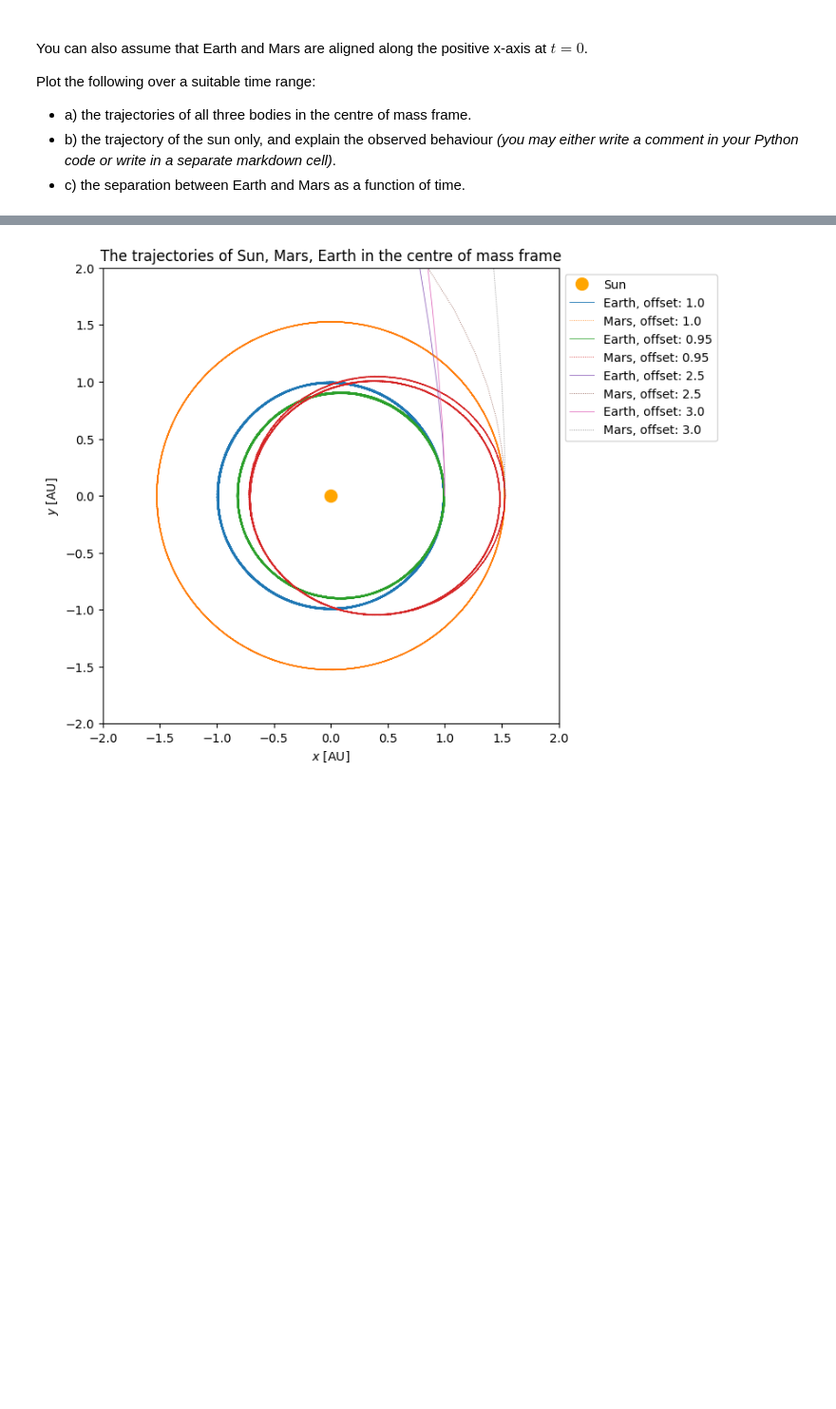
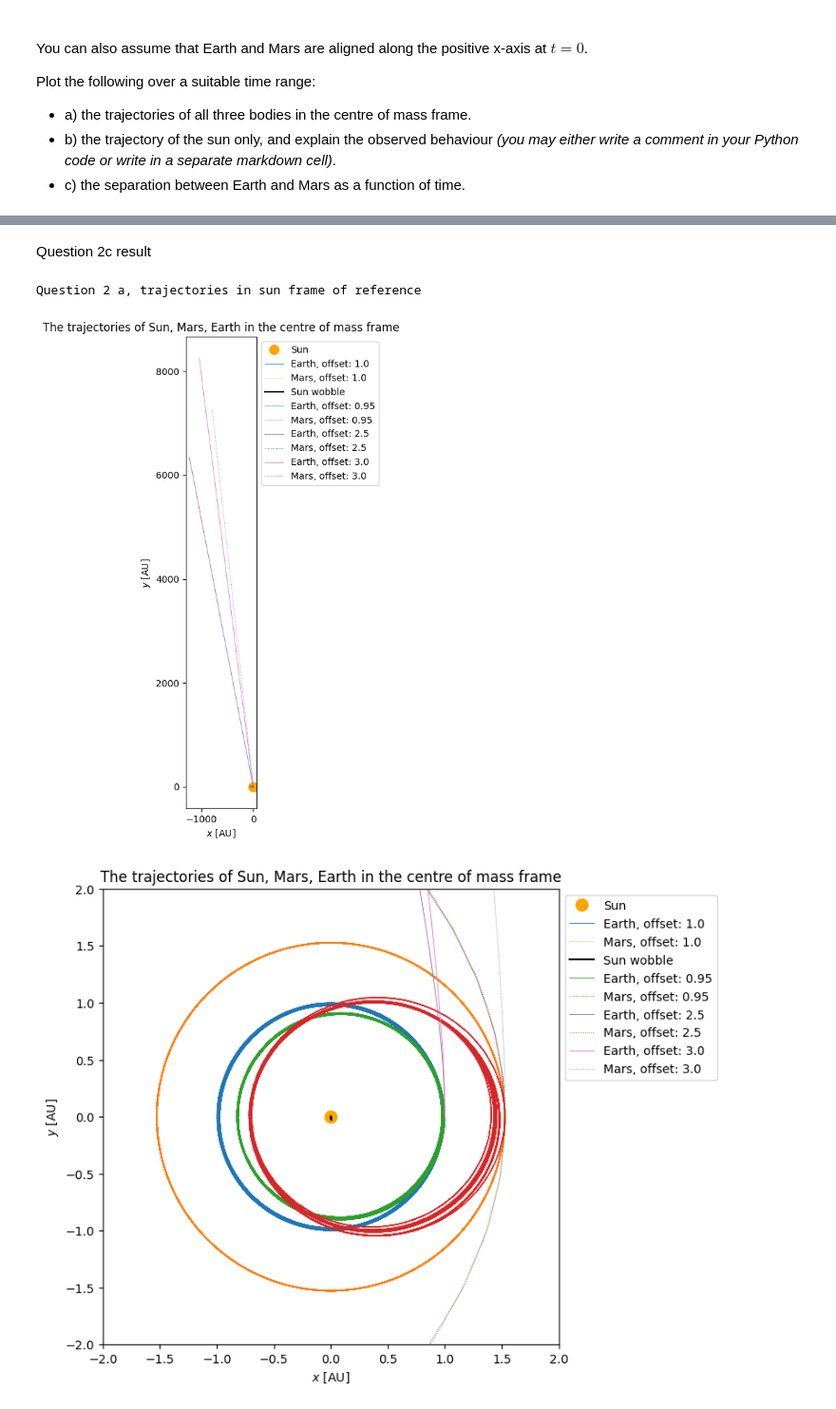
Before and after one commit to arir2001/mitchison_lab2, a Jupyter notebook: orbits/orbits_hw.ipynb, the cells around one changed output, grey strips where cells are left out. Shown: that part at 95% size. Saved outputs shown, nothing was run; the diff lists cells and outputs as text; code cells hidden in the pictures; blank space fills up the shorter version.

```diff
--- a/orbits/orbits_hw.ipynb
+++ b/orbits/orbits_hw.ipynb
@@ -244,4 +282,6 @@ This value comes from Kepler's third law, is convenient for working in astronomi
 # %%
+print('Question 2 c, seperations of mars and earth in sun frame of reference')
+
 #other possible starting values of vx
 otherstarting = [1.0, 0.95, 2.5, 3.0]
 otherstarting2 = [1.0, 0.8, 1.4, 3.2]
@@ -254,8 +294,12 @@ x0s = [1, 1.53, 0]          #earth, mars, solar radiuses in AU
 y0s = [0, 0, 0]
 vx0 = [0, 0, 0]
 
+t_min, t_max = 0.0, 500.0  # Simulate for 50 years
+t = np.linspace(t_min, t_max, 5000)  # Use 5000 time points for a smooth plot
+
 #generate data for the other cases also -- using vy0, multiply the force by random constants.
 #We start with multiplying it by 1, which returns a normal sphere.
+#same time frame as the previous times
 for c in range(len(otherstarting)):
     co = otherstarting[c]
     co2 = otherstarting2[c]
@@ -278,5 +322,13 @@ for c in range(len(otherstarting)):
 
     otherdata.append([earth_x, earth_y, mars_x, mars_y, sun_x, sun_y])
 
-t_min, t_max = 0.0, 50.0  # Simulate for 50 years
-t = np.linspace(t_min, t_max, 5000)  # Use 5000 time points for a smooth plot
+    #pplotting the separation between Earth and Mars
+    separation = np.sqrt((mars_x - earth_x)**2 + (mars_y - earth_y)**2)
+
+    plt.plot(three_body.t, separation, label=f'Earth offset {co}, Mars offset {co2}', linewidth = 0.4)
+
+plt.xlabel('Time [years]')
+plt.ylabel('Separation [AU]')
+plt.title('Separation between Earth and Mars over Time for Different Cases')
+plt.legend()
+plt.show()
@@ -283,26 +338,56 @@ t = np.linspace(t_min, t_max, 5000)  # Use 5000 time points for a smooth plot
+# %% [markdown]
+<a id="section2c"> Question 2c result </a>
 # %%
 
+print('Question 2 a, trajectories in sun frame of reference')
+#now the circulation
 fig, ax = plt.subplots(figsize=(8, 8))
 ax.set_aspect('equal')
 ax.plot(0, 0, 'o', ms=10, color='orange', label='Sun')  # Plot the Sun at the origin
 
 # looping  through each set of data in the list from the 'c' loop, and plot the orbits
 for idx, data in enumerate(otherdata):
     earth_x, earth_y, mars_x, mars_y, sun_x, sun_y = data
     ax.plot(earth_x, earth_y, label=f'Earth, offset: {otherstarting[idx]}', linewidth = 0.6)
     ax.plot(mars_x, mars_y, label=f'Mars, offset: {otherstarting[idx]}', linestyle=':', linewidth = 0.6)
+    label_if_first = lambda lbl: lbl if idx == 0 else None
+    ax.plot(sun_x, sun_y, label=label_if_first('Sun wobble'), color = 'black')
 
 
-ax.set_xlim([-2.0, 2.0])
-ax.set_ylim([-2.0, 2.0])
 ax.set_xlabel('$x$ [AU]')
 ax.set_ylabel('$y$ [AU]')
 
 plt.title('The trajectories of Sun, Mars, Earth in the centre of mass frame')
 
 ax.legend(loc='upper left', bbox_to_anchor=(1, 1))
 
 plt.tight_layout()
 plt.show()
+
+#now the same with different axes
+fig, ax = plt.subplots(figsize=(8, 8))
+ax.set_aspect('equal')
+ax.plot(0, 0, 'o', ms=10, color='orange', label='Sun')  # Plot the Sun at the origin
+
+# looping  through each set of data in the list from the 'c' loop, and plot the orbits
+for idx, data in enumerate(otherdata):
+    earth_x, earth_y, mars_x, mars_y, sun_x, sun_y = data
+    ax.plot(earth_x, earth_y, label=f'Earth, offset: {otherstarting[idx]}', linewidth = 0.6)
+    ax.plot(mars_x, mars_y, label=f'Mars, offset: {otherstarting[idx]}', linestyle=':', linewidth = 0.6)
+    label_if_first = lambda lbl: lbl if idx == 0 else None
+    ax.plot(sun_x, sun_y, label=label_if_first('Sun wobble'), color = 'black')
+
+ax.set_xlabel('$x$ [AU]')
+ax.set_ylabel('$y$ [AU]')
+
+plt.title('The trajectories of Sun, Mars, Earth in the centre of mass frame')
+ax.set_xlim([-2, 2])
+ax.set_ylim([-2, 2])
+ax.legend(loc='upper left', bbox_to_anchor=(1, 1))
+
+plt.tight_layout()
+plt.show()
 # %% [output]
+Question 2 a, trajectories in sun frame of reference
-[figure, old version]
+[figure, new version]
+[figure, added]
```
Also changed, not shown: parts of 20 cells of this notebook.
